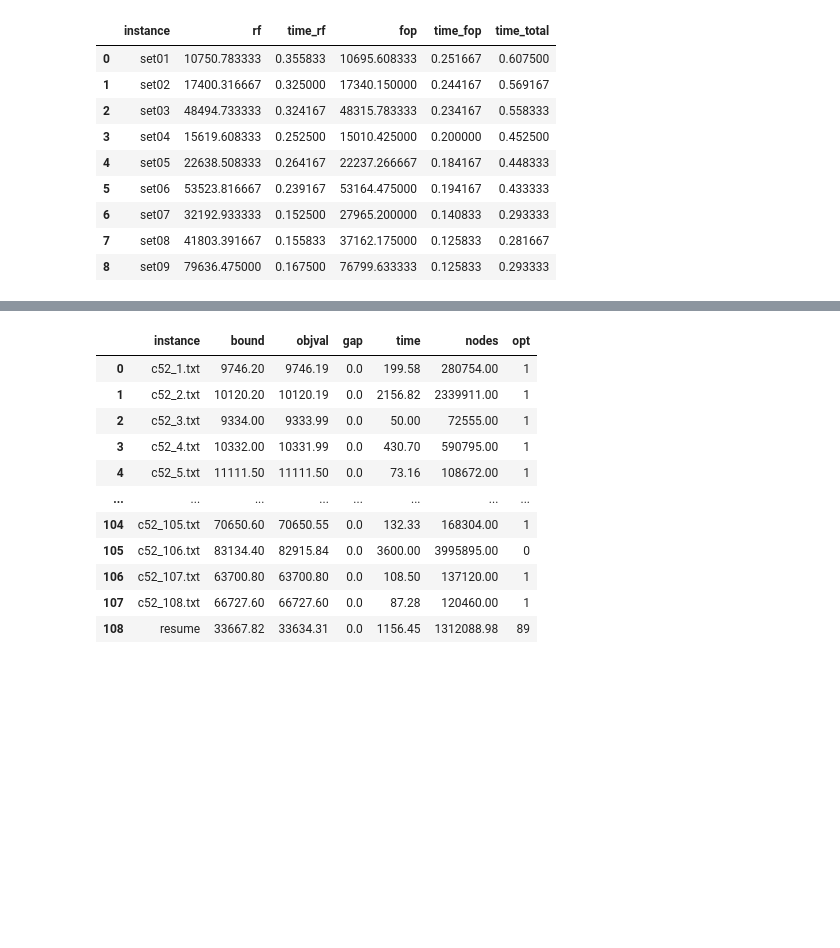
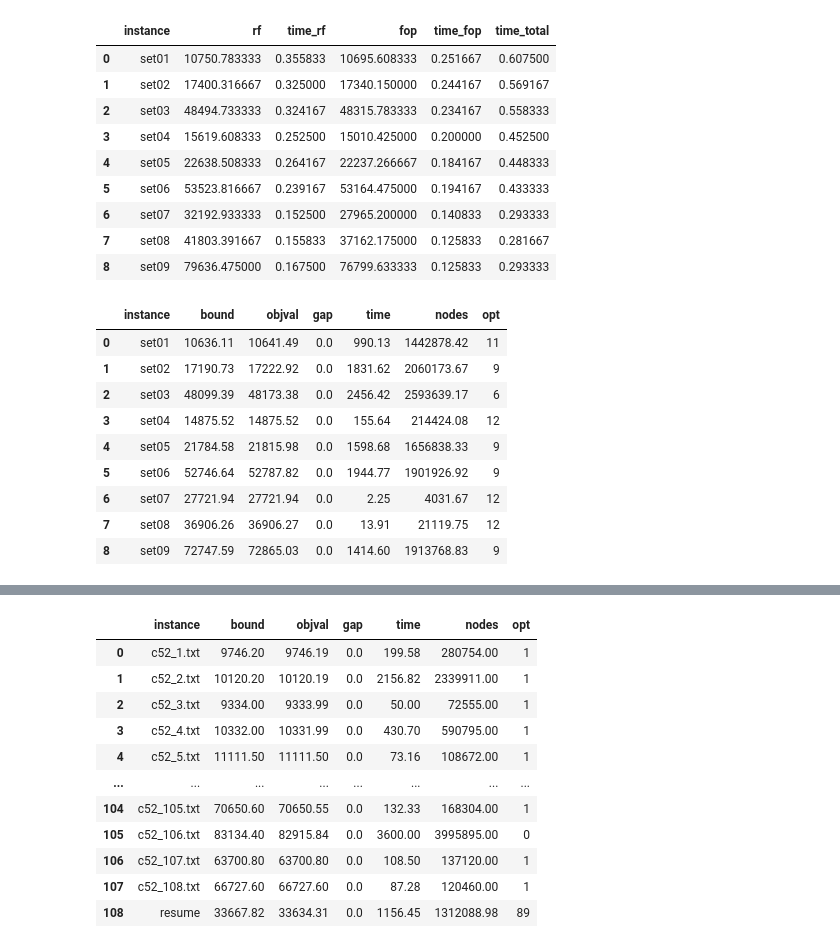
Before and after one commit to jesusossian/mmq_msc_andressa, a Jupyter notebook: src/clsr_std/clsr_std_feasible.ipynb, the cells around one changed output, grey strips where cells are left out. Saved outputs shown, nothing was run; the diff lists cells and outputs as text; code cells hidden in the pictures; blank space fills up the shorter version.

```diff
--- a/src/clsr_std/clsr_std_feasible.ipynb
+++ b/src/clsr_std/clsr_std_feasible.ipynb
@@ -563,3 +550,19 @@ table_math_set
 | 6 | set07 | 32192.933333 | 0.152500 | 27965.200000 | 0.140833 | 0.293333 |
 | 7 | set08 | 41803.391667 | 0.155833 | 37162.175000 | 0.125833 | 0.281667 |
 | 8 | set09 | 79636.475000 | 0.167500 | 76799.633333 | 0.125833 | 0.293333 |
+# %%
+file=f"std_mip/result/clsr_std_mip.txt"
+
+table_mip_set, table_mip_set_ = tabela_mip(file)
+table_mip_set
+# %% [output]
+|  | instance | bound | objval | gap | time | nodes | opt |
+| 0 | set01 | 10636.11 | 10641.49 | 0.0 | 990.13 | 1442878.42 | 11 |
+| 1 | set02 | 17190.73 | 17222.92 | 0.0 | 1831.62 | 2060173.67 | 9 |
+| 2 | set03 | 48099.39 | 48173.38 | 0.0 | 2456.42 | 2593639.17 | 6 |
+| 3 | set04 | 14875.52 | 14875.52 | 0.0 | 155.64 | 214424.08 | 12 |
+| 4 | set05 | 21784.58 | 21815.98 | 0.0 | 1598.68 | 1656838.33 | 9 |
+| 5 | set06 | 52746.64 | 52787.82 | 0.0 | 1944.77 | 1901926.92 | 9 |
+| 6 | set07 | 27721.94 | 27721.94 | 0.0 | 2.25 | 4031.67 | 12 |
+| 7 | set08 | 36906.26 | 36906.27 | 0.0 | 13.91 | 21119.75 | 12 |
+| 8 | set09 | 72747.59 | 72865.03 | 0.0 | 1414.60 | 1913768.83 | 9 |
```
Also changed, not shown: parts of 17 cells of this notebook, 2 other files.
